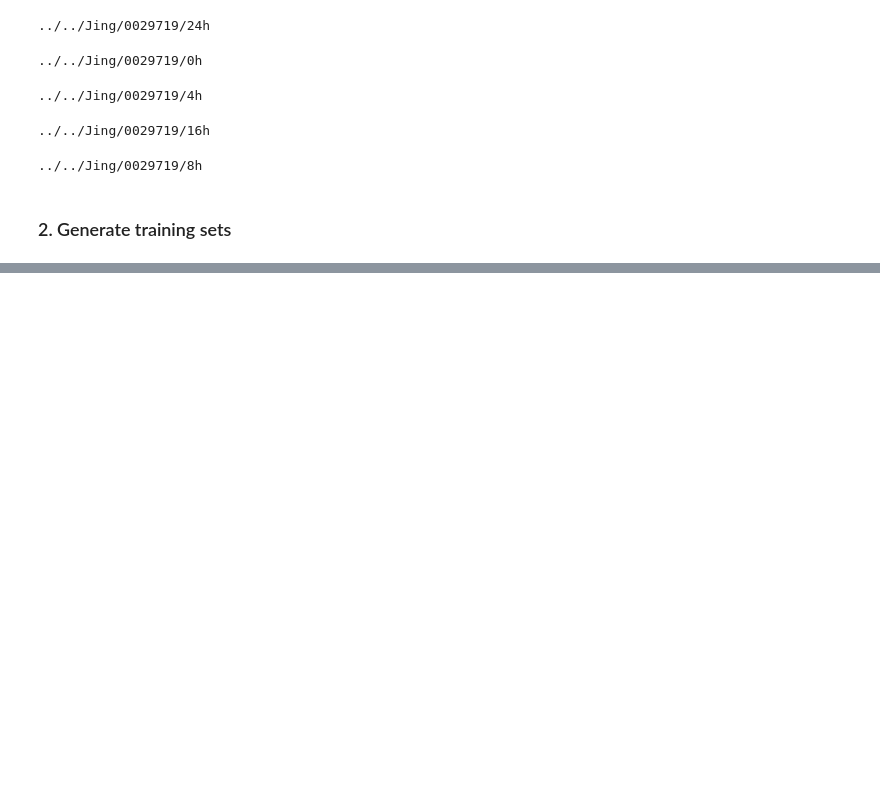
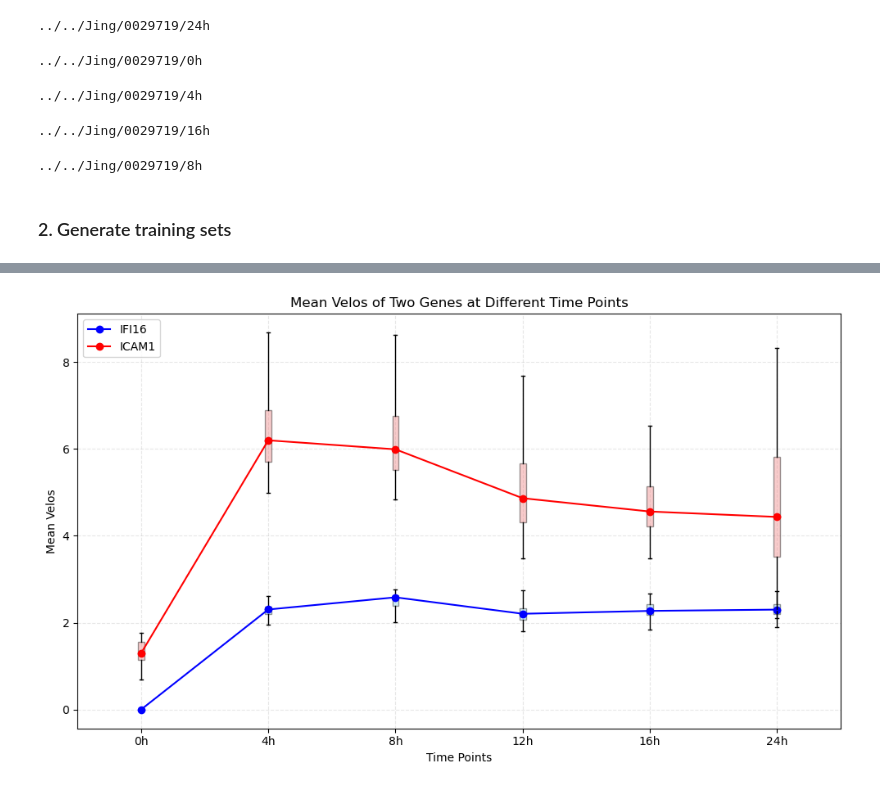
Before and after one commit to xwang97/SpatialDynamics, a Jupyter notebook: Analysis/time_course.ipynb, the cells around one changed output, grey strips where cells are left out. Saved outputs shown, nothing was run; the diff lists cells and outputs as text; code cells hidden in the pictures; blank space fills up the shorter version.

```diff
--- a/Analysis/time_course.ipynb
+++ b/Analysis/time_course.ipynb
@@ -80,0 +211,52 @@ Build cell feature vectors
+# %%
+import os
+import pandas as pd
+import matplotlib.pyplot as plt
+import numpy as np
+
+root_dir = "../../Jing/0029719/"
+time_points = ['0h', '4h', '8h', '12h', '16h', '24h']
+genes = ['IFI16', 'ICAM1']
+colors = ['skyblue', 'lightcoral']
+line_colors = ['blue', 'red']
+fallback_length = 100  # Default length of zero array if file is missing
+
+plt.figure(figsize=(10, 6))
+
+for idx, gene in enumerate(genes):
+    mean_velos = []
+    for time_point in time_points:
+        velos_file = os.path.join(root_dir, time_point, 'velos', f"{gene}_velos.csv")
+        if os.path.exists(velos_file):
+            velos_df = pd.read_csv(velos_file, header=None)
+            mean_velo = velos_df.mean(axis=1)
+        else:
+            print(f"[Warning] File not found: {velos_file} — using zeros instead.")
+            mean_velo = pd.Series(np.zeros(fallback_length))
+        mean_velos.append(mean_velo)
+
+    # Plot boxplot
+    plt.boxplot(
+        mean_velos,
+        positions=range(1, len(time_points)+1),
+        widths=0.05,
+        patch_artist=True,
+        boxprops=dict(facecolor=colors[idx], alpha=0.4),
+        medianprops=dict(color=line_colors[idx]),
+        showfliers=False
+    )
+
+    # Overlay median curve
+    medians = [mv.median() for mv in mean_velos]
+    plt.plot(range(1, len(time_points)+1), medians, marker='o', linestyle='-', color=line_colors[idx], label=gene)
+
+# Final formatting
+plt.xlabel('Time Points')
+plt.ylabel('Mean Velos')
+plt.title('Mean Velos of Two Genes at Different Time Points')
+plt.xticks(ticks=range(1, len(time_points)+1), labels=time_points)
+plt.legend()
+plt.grid(True, linestyle='--', alpha=0.3)
+plt.tight_layout()
+plt.show()
+# %% [output]
@@ -80,0 +264 @@ Build cell feature vectors
+[figure, added]
```
Also changed, not shown: parts of 12 cells of this notebook, 3 other files.
